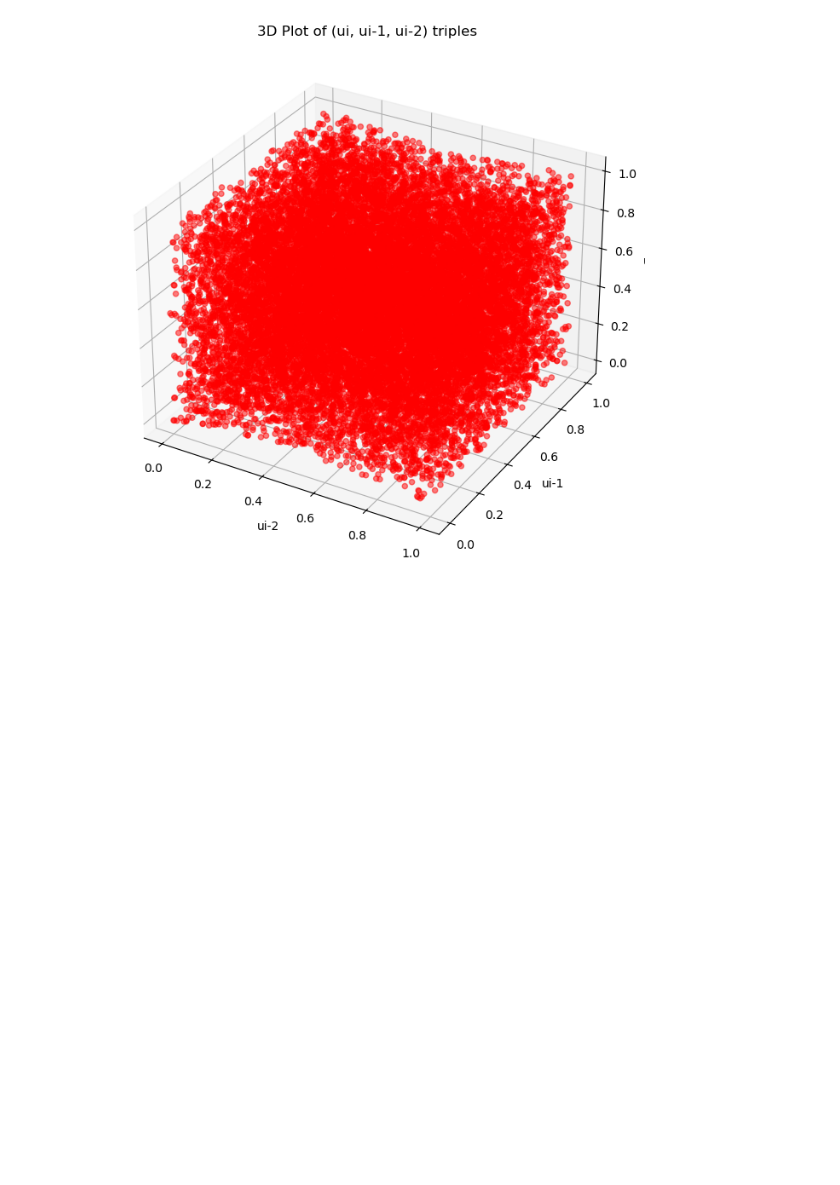
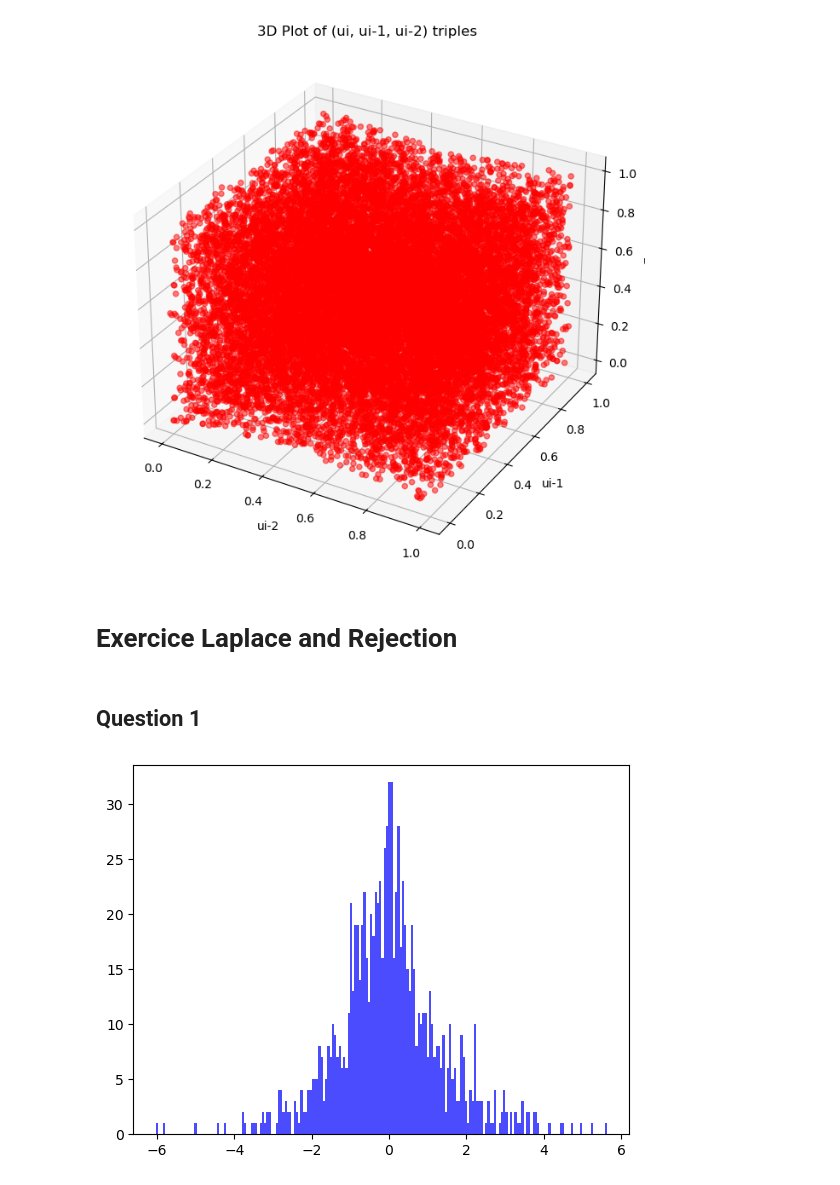
Before and after one commit to tgarnier067/Monte-Carlo-ENSAE, a Jupyter notebook: Exercice_RANDU.ipynb, the cells around one changed output. Drawn from its saved outputs; the diff is of its cells as text; code cells hidden in the pictures; blank space fills up the shorter version.

```diff
--- a/Exercice_RANDU.ipynb
+++ b/Exercice_RANDU.ipynb
@@ -55,3 +55,39 @@ plt.show()
 # %% [output]
 [figure]
 [figure]
+# %% [markdown]
+# Exercice Laplace and Rejection
+# %% [markdown]
+## Question 1
+# %%
+import pandas as pd
+import numpy as np
+
+# Génération d'un échantillon de n loi uniforme :
+
+n=1000
+vecteur_uniforme = np.random.rand(n)
+
+vecteur_uniforme
+
+def transformation_exponentielle(x):
+    u = -np.log(1-x)
+    return u
+
+vecteur_exponentiel = transformation_exponentielle(vecteur_uniforme)
+
+vecteur_exponentiel
+
+def transformation_laplace(x):
+    u = np.where(x <= 0.5,np.log(2*x), -np.log(2*(1-x)))
+    return u
+
+vecteur_laplace = transformation_laplace(vecteur_uniforme)
+# %%
+import matplotlib.pyplot as plt
+
+plt.figure()
+plt.hist(vecteur_laplace, bins=200, color='blue', alpha=0.7)
+plt.show()
+# %% [output]
+[figure, added]
```
Also changed, not shown: parts of 4 cells of this notebook.
